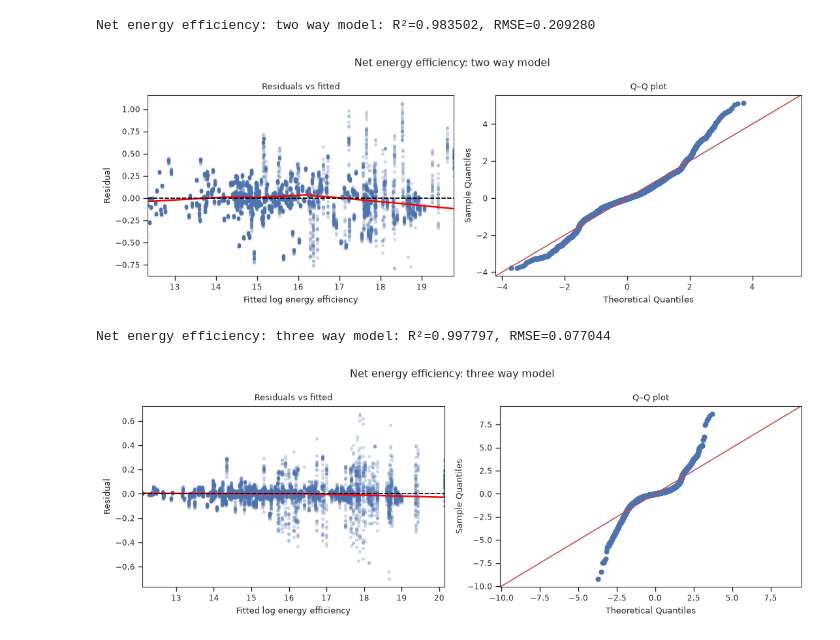
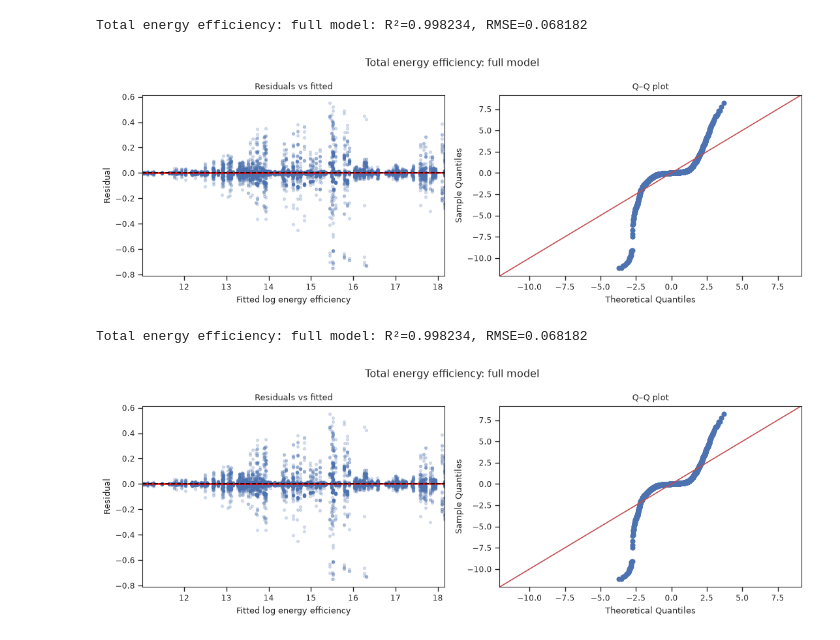
Before and after one commit to rsie-dev/power_consumption_experiment, a Jupyter notebook: visualization/visualize_model_ee.ipynb, the cells around one changed output. Drawn from its saved outputs; the diff is of its cells as text; code cells hidden in the pictures.

```diff
--- a/visualization/visualize_model_ee.ipynb
+++ b/visualization/visualize_model_ee.ipynb
@@ -166,28 +166,28 @@ def plot_model_diagnostics(model, title):
     plt.tight_layout()
     plt.show()
 # %%
+plot_model_diagnostics(
+    total_full_model,
+    "Total energy efficiency: full model"
+)
+
 #plot_model_diagnostics(
-#    total_two_way_model,
-#    "Total energy efficiency: two way model"
+#    net_two_way_model,
+#    "Net energy efficiency: two way model"
 #)
-
-plot_model_diagnostics(
-    net_two_way_model,
-    "Net energy efficiency: two way model"
-)
 # %% [output]
-Net energy efficiency: two way model: R²=0.983502, RMSE=0.209280
+Total energy efficiency: full model: R²=0.998234, RMSE=0.068182
-[figure, old version]
+[figure, new version]
 # %%
+plot_model_diagnostics(
+    total_full_model,
+    "Total energy efficiency: full model"
+)
+
 #plot_model_diagnostics(
-#    total_three_way_model,
-#    "Total energy efficiency: three way model"
+#    net_three_way_model,
+#    "Net energy efficiency: three way model"
 #)
-
-plot_model_diagnostics(
-    net_three_way_model,
-    "Net energy efficiency: three way model"
-)
 # %% [output]
-Net energy efficiency: three way model: R²=0.997797, RMSE=0.077044
+Total energy efficiency: full model: R²=0.998234, RMSE=0.068182
-[figure, old version]
+[figure, new version]
```
Also changed, not shown: 1 other file.
